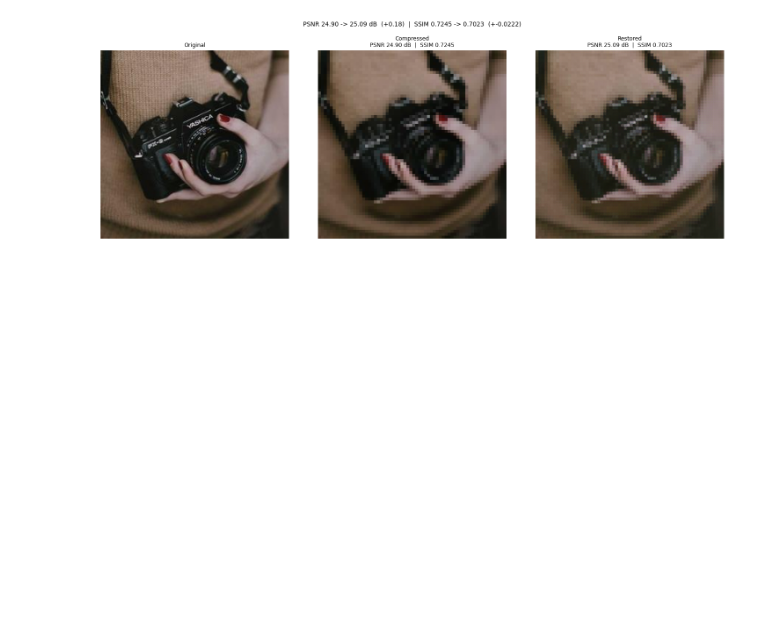
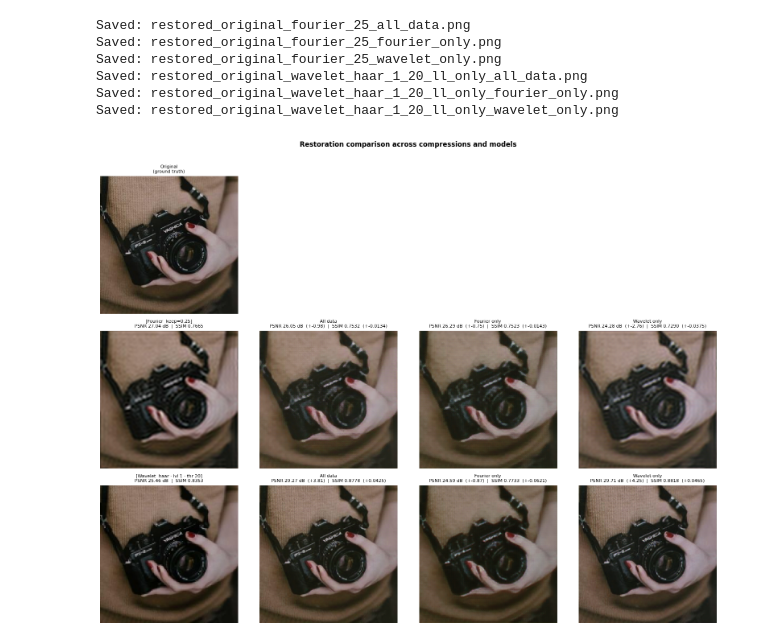
Before and after one commit to enrico-favale/deep-image-restoration, a Jupyter notebook: notebooks/03_autoencoder_inference_test.ipynb, the cells around one changed output. Drawn from its saved outputs; the diff is of its cells as text; code cells hidden in the pictures; blank space fills up the shorter version.

Commit message:
Training and testing model on all data, fourier only and wavelet only

```diff
--- a/notebooks/03_autoencoder_inference_test.ipynb
+++ b/notebooks/03_autoencoder_inference_test.ipynb
@@ -105,26 +55,43 @@ plot_restoration(
-# %%
-# --------------------------------
-# Wavelet haar, lvl 2, 20.0
-# --------------------------------
-
-wavelet = WaveletCompressor(wavelet="haar", level=2, threshold=20.0, keep_ll_only=True)
-wavelet.compress(ORIGINAL_IMG, INFERENCE_DIR)
-
-restored = restore_image(
-    compressed_path=INFERENCE_DIR / "original_wavelet_haar_2_20_ll_only.png",
-    checkpoint_path=MODEL,
-)
-
-restored.save(INFERENCE_DIR / "restored_wavelet_haar_2_20_ll_only.png")
-
-# --------------------------------
-# Plot
-# --------------------------------
-
-plot_restoration(
-    original_path = ORIGINAL_IMG,
-    compressed_path = INFERENCE_DIR / "original_wavelet_haar_2_20_ll_only.png",
-    restored_path = INFERENCE_DIR / "restored_wavelet_haar_2_20_ll_only.png",
-)
-# %% [output]
-[figure, removed]
+# %%
+# --------------------------------
+# Restoring
+# --------------------------------
+
+compressed_fourier = INFERENCE_DIR / "original_fourier_25.png"
+compressed_wavelet = INFERENCE_DIR / "original_wavelet_haar_1_20_ll_only.png"
+
+for compressed in [compressed_fourier, compressed_wavelet]:
+    for model in [MODEL_ALL_DATA, MODEL_FOURIER_ONLY, MODEL_WAVELET_ONLY]:
+        restored = restore_image(
+            compressed_path=compressed,
+            checkpoint_path=model,
+        )
+        out_name = make_output_name(compressed, model, MODEL_SAVE_LABELS)
+        restored.save(INFERENCE_DIR / out_name)
+        print(f"Saved: {out_name}")
+# %% [output]
+Saved: restored_original_fourier_25_all_data.png
+Saved: restored_original_fourier_25_fourier_only.png
+Saved: restored_original_fourier_25_wavelet_only.png
+Saved: restored_original_wavelet_haar_1_20_ll_only_all_data.png
+Saved: restored_original_wavelet_haar_1_20_ll_only_fourier_only.png
+Saved: restored_original_wavelet_haar_1_20_ll_only_wavelet_only.png
+# %%
+plot_restoration_comparation_between_models(
+    original_path=ORIGINAL_IMG,
+    compressions=[
+        {
+            "compressed_path": compressed_fourier,
+            "label": "Fourier  keep=0.25"
+        },
+        {
+            "compressed_path": compressed_wavelet,
+            "label": "Wavelet  haar · lvl 1 · thr 20",
+        },
+    ],
+    model_paths=[MODEL_ALL_DATA, MODEL_FOURIER_ONLY, MODEL_WAVELET_ONLY],
+    model_display_labels=MODEL_DISPLAY_LABELS,
+    model_save_labels=MODEL_SAVE_LABELS,
+)
+# %% [output]
+[figure, added]
```
Also changed, not shown: parts of 5 cells of this notebook, 27 other files.
